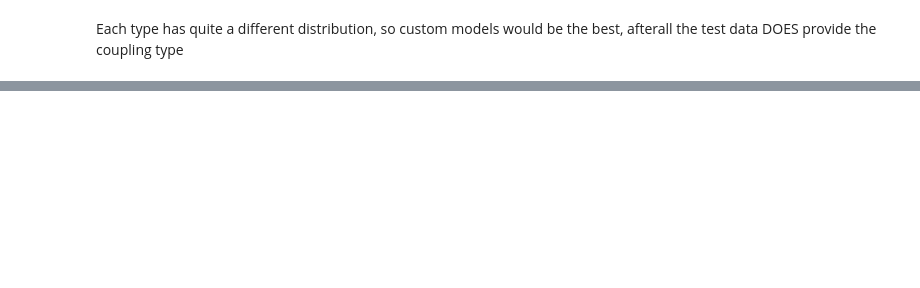
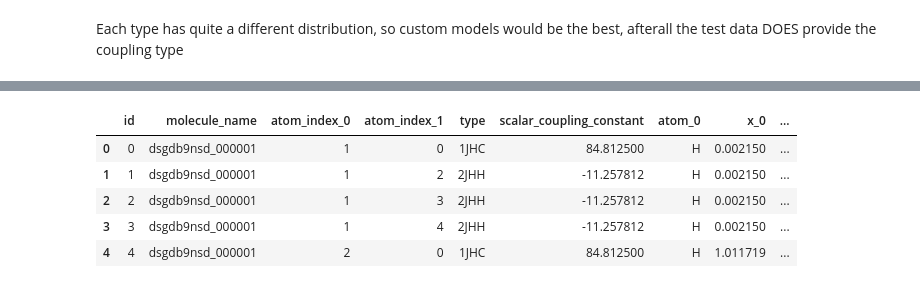
Before and after one commit to christopherm99/kaggle_scalar_coupling_constant, a Jupyter notebook: Kaggle Scalar Coupling Challenge.ipynb, the cells around one changed output, grey strips where cells are left out. Drawn from its saved outputs; the diff is of its cells as text; code cells hidden in the pictures; blank space fills up the shorter version.

```diff
--- a/Kaggle Scalar Coupling Challenge.ipynb
+++ b/Kaggle Scalar Coupling Challenge.ipynb
@@ -150,0 +155,18 @@ Each type has quite a different distribution, so custom models would be the best
+# %%
+# taken from https://www.kaggle.com/inversion/atomic-distance-benchmark/output
+
+def map_atom_info(df, atom_idx):
+    df = pd.merge(df, df_struct, how = 'left',
+                  left_on  = ['molecule_name', f'atom_index_{atom_idx}'],
+                  right_on = ['molecule_name',  'atom_index'])
+
+    df = df.drop('atom_index', axis=1)
+    df = df.rename(columns={'atom': f'atom_{atom_idx}',
+                            'x': f'x_{atom_idx}',
+                            'y': f'y_{atom_idx}',
+                            'z': f'z_{atom_idx}'})
+    return df
+
+for i in [0,1]:
+    df_train = map_atom_info(df_train,i)
+    df_test = map_atom_info(df_test,i)
@@ -150,0 +204,21 @@ Each type has quite a different distribution, so custom models would be the best
+# %%
+# im using the electronegativities from https://en.wikipedia.org/wiki/Electronegativity
+
+electronegativity = {'H':2.2, 'C':2.55, 'N':3.04}
+
+def add_electronegativity(df):
+    for i in [0,1]:
+        df[f'en_{i}'] = [electronegativity[x] for x in df[f'atom_{i}']]
+    df['same_atom'] = (df['atom_1'] == 'H').apply(lambda x: 1 if x else 0)
+# %%
+add_electronegativity(df_train)
+add_electronegativity(df_test)
+
+df_train.head()
+# %% [output]
+|  | id | molecule_name | atom_index_0 | atom_index_1 | type | scalar_coupling_constant | atom_0 | x_0 | ... |
+| 0 | 0 | dsgdb9nsd_000001 | 1 | 0 | 1JHC | 84.812500 | H | 0.002150 | ... |
+| 1 | 1 | dsgdb9nsd_000001 | 1 | 2 | 2JHH | -11.257812 | H | 0.002150 | ... |
+| 2 | 2 | dsgdb9nsd_000001 | 1 | 3 | 2JHH | -11.257812 | H | 0.002150 | ... |
+| 3 | 3 | dsgdb9nsd_000001 | 1 | 4 | 2JHH | -11.257812 | H | 0.002150 | ... |
+| 4 | 4 | dsgdb9nsd_000001 | 2 | 0 | 1JHC | 84.812500 | H | 1.011719 | ... |
```
Also changed, not shown: parts of 5 cells of this notebook.
